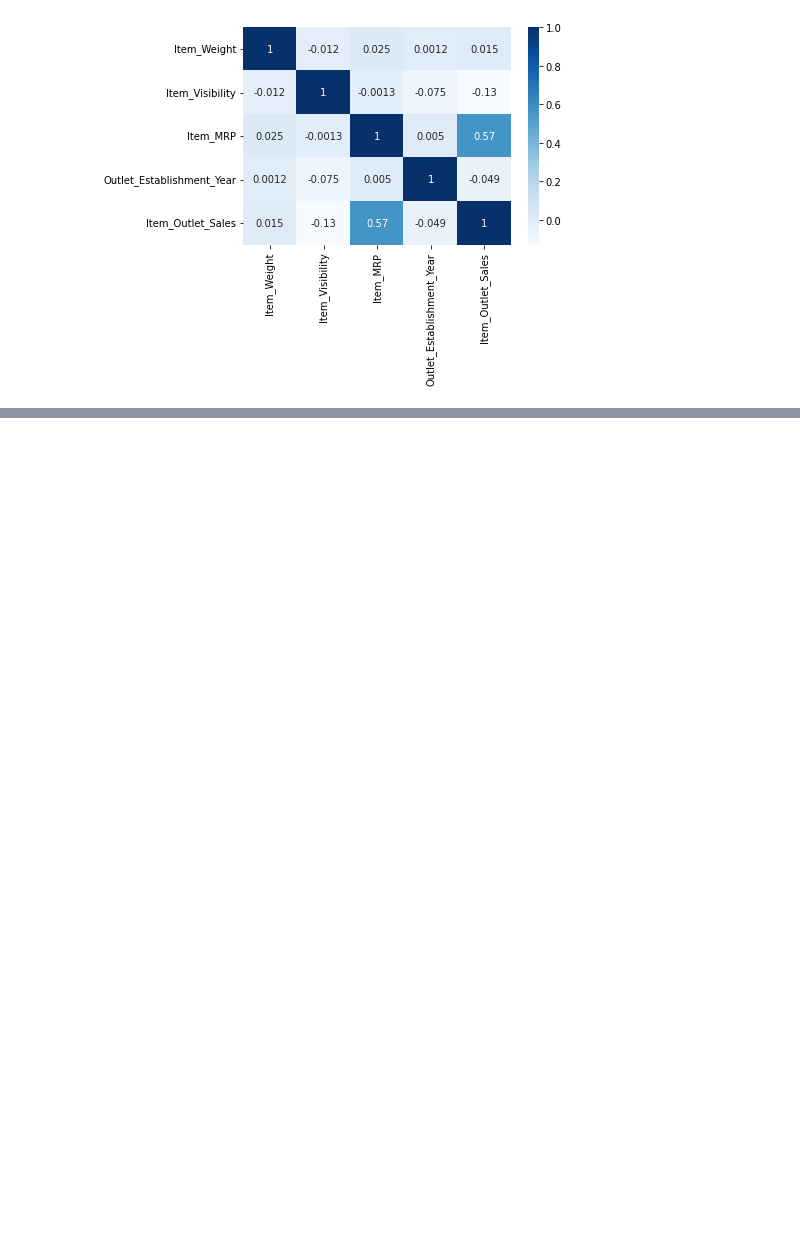
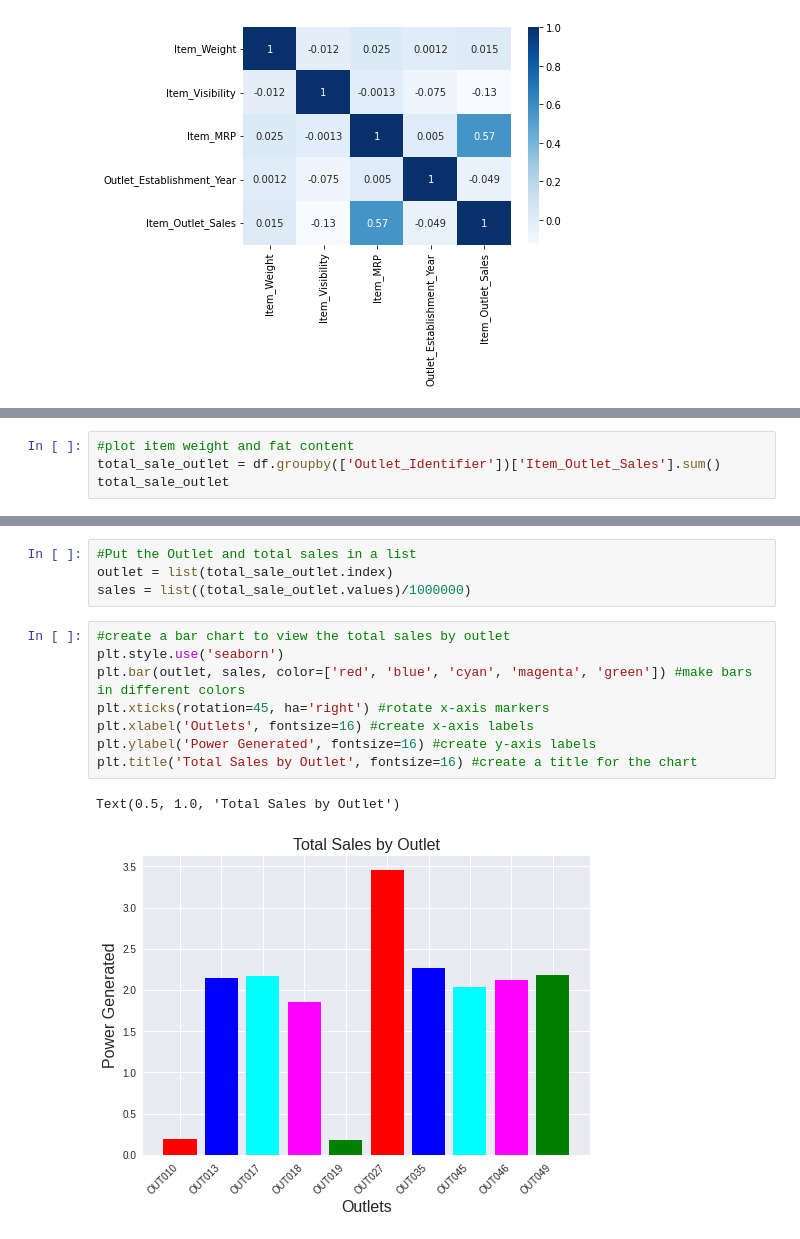
Before and after one commit to AgunsBaba/sales-prediction, a Jupyter notebook: Sales_Prediction.ipynb, the cells around one changed output, grey strips where cells are left out. Cells and saved outputs as stored; diff of their text form; blank space fills up the shorter version.

```diff
--- a/Sales_Prediction.ipynb
+++ b/Sales_Prediction.ipynb
@@ -245,0 +268,4 @@ sns.heatmap(corr, cmap = 'Blues', annot = True)
+# %%
+#plot item weight and fat content
+total_sale_outlet = df.groupby(['Outlet_Identifier'])['Item_Outlet_Sales'].sum()
+total_sale_outlet
@@ -245,0 +285,15 @@ sns.heatmap(corr, cmap = 'Blues', annot = True)
+# %%
+#Put the Outlet and total sales in a list
+outlet = list(total_sale_outlet.index)
+sales = list((total_sale_outlet.values)/1000000)
+# %%
+#create a bar chart to view the total sales by outlet
+plt.style.use('seaborn')
+plt.bar(outlet, sales, color=['red', 'blue', 'cyan', 'magenta', 'green']) #make bars in different colors
+plt.xticks(rotation=45, ha='right') #rotate x-axis markers
+plt.xlabel('Outlets', fontsize=16) #create x-axis labels
+plt.ylabel('Power Generated', fontsize=16) #create y-axis labels
+plt.title('Total Sales by Outlet', fontsize=16) #create a title for the chart
+# %% [output]
+Text(0.5, 1.0, 'Total Sales by Outlet')
+[figure, added]
```
Also changed, not shown: parts of 2 cells of this notebook.
